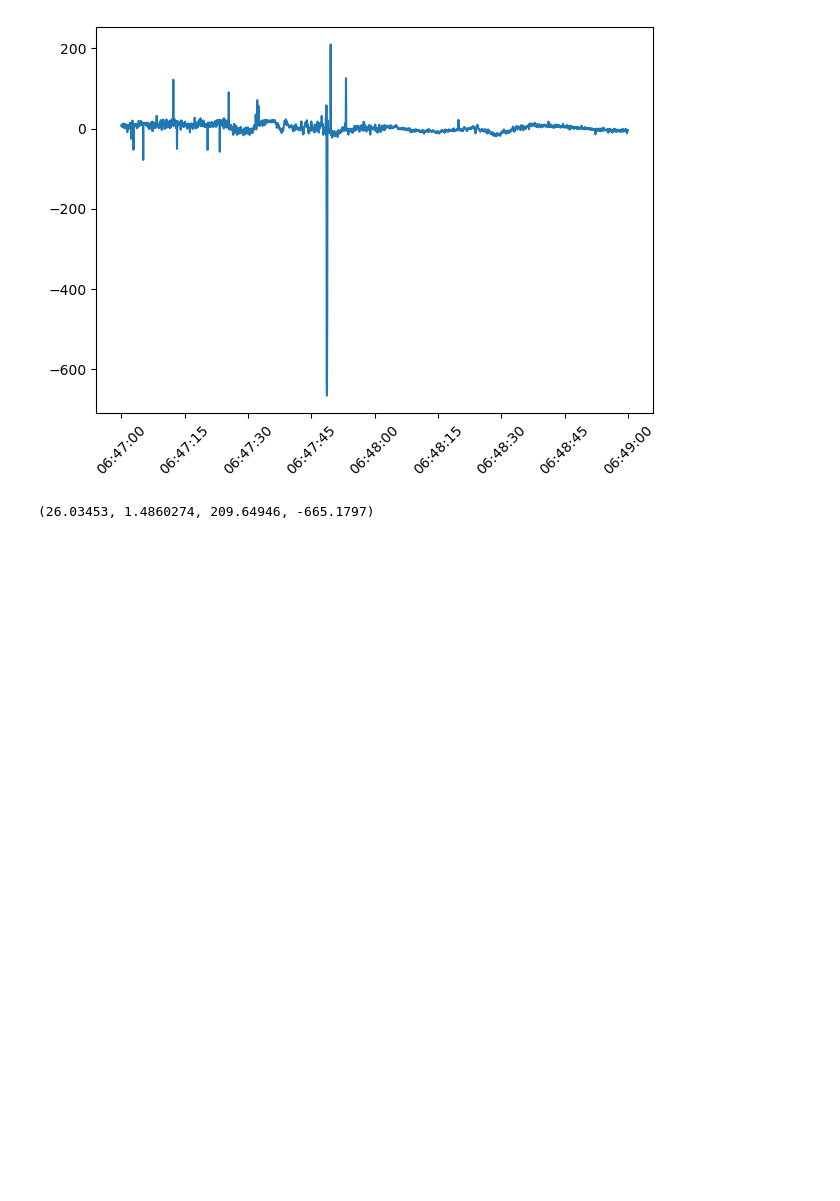
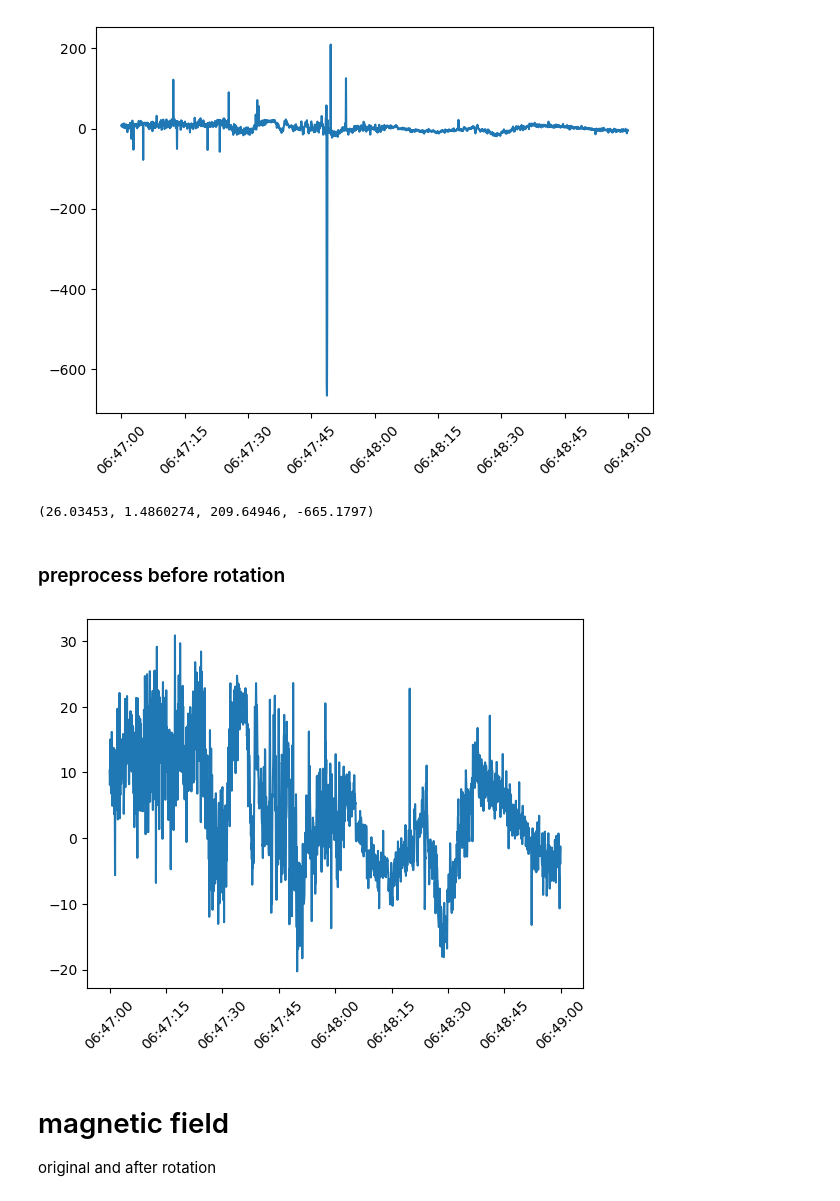
Before and after one commit to cleo24621/pyaw, a Jupyter notebook: miles2018.ipynb, the cells around one changed output. Drawn from its saved outputs; the diff is of its cells as text; code cells hidden in the pictures; blank space fills up the shorter version.

```diff
--- a/miles2018.ipynb
+++ b/miles2018.ipynb
@@ -26,0 +30,4 @@ df_b = pd.read_pickle(Path(sdir)/Path(sfn_vfm50))
+# %%
+df_e = pd.read_pickle(Path(sdir)/Path(sfn_efi16))
+df_b = pd.read_pickle(Path(sdir)/Path(sfn_vfm50))
+timestamps_e = df_e.index.values
@@ -69,6 +83,8 @@ plt.show()
 np.std(Ehx),np.mean(Ehx),np.max(Ehx),np.min(Ehx)
 # %% [output]
 (26.03453, 1.4860274, 209.64946, -665.1797)
+# %% [markdown]
+### preprocess before rotation
 # %%
 def set_outliers_nan(array,std_times: float = 1.0, print_: bool = True):
     array_copy = array.copy()
@@ -94,5 +110,17 @@ def get_array_interpolated(x,y):
         x[mask].astype('int'))
     return y_copy
 # %%
-Ehx_set_outliers_nan_interpolated = get_array_interpolated(Timestamp_e,Ehx_set_outliers_nan)
-Ehy_set_outliers_nan_interpolated = get_array_interpolated(Timestamp_e,Ehy_set_outliers_nan)
+Ehx_set_outliers_nan_interpolated = get_array_interpolated(timestamps_e, Ehx_set_outliers_nan)
+Ehy_set_outliers_nan_interpolated = get_array_interpolated(timestamps_e, Ehy_set_outliers_nan)
+# %%
+Eh_nec_n,Eh_nec_e = do_rotation(Ehx_set_outliers_nan_interpolated,Ehy_set_outliers_nan_interpolated,rotation_matrix_2d_vfm2nec)
+# %%
+plt.plot(timestamps_e, Eh_nec_n)
+plt.xticks(rotation=45)
+plt.show()
+# %% [output]
+[figure, added]
+# %% [markdown]
+# magnetic field
+
+original and after rotation
```
Also changed, not shown: parts of 16 cells of this notebook, 5 other files.
